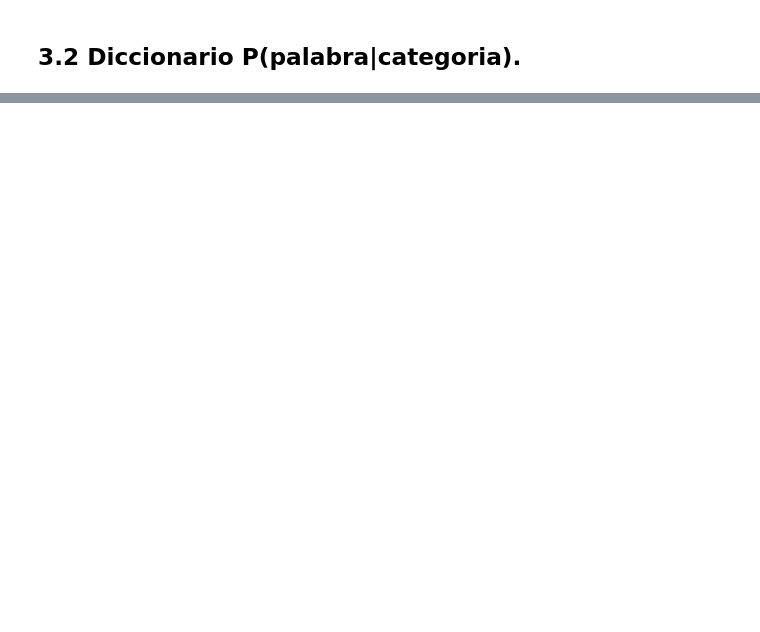
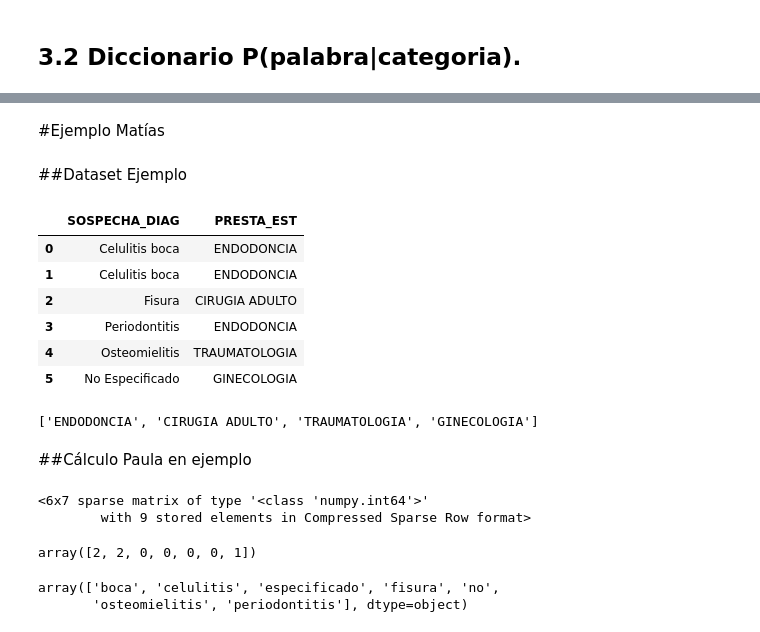
Before and after one commit to alvaro-neira/nlp-homework1, a Jupyter notebook: Ejercicio_3_1_3_2_NLP_Grupo_3.ipynb, the cells around one changed output, grey strips where cells are left out. Drawn from its saved outputs; the diff is of its cells as text; code cells hidden in the pictures; blank space fills up the shorter version.

```diff
--- a/Ejercicio_3_1_3_2_NLP_Grupo_3.ipynb
+++ b/Ejercicio_3_1_3_2_NLP_Grupo_3.ipynb
@@ -141,0 +155,48 @@ term_doc_matrix_train
+# %% [markdown]
+#Ejemplo Matías
+# %% [markdown]
+##Dataset Ejemplo
+# %%
+D10K=D10K.reset_index(drop=True)
+# %%
+D10KOTRO=D10K.loc[[0,1,2,3,4,5],["SOSPECHA_DIAG","PRESTA_EST"]]
+# %%
+D10KOTRO["SOSPECHA_DIAG"].iloc[0]="Celulitis boca"
+D10KOTRO["SOSPECHA_DIAG"].iloc[1]="Celulitis boca"
+D10KOTRO["SOSPECHA_DIAG"].iloc[2]="Fisura"
+D10KOTRO["SOSPECHA_DIAG"].iloc[3]="Periodontitis"
+D10KOTRO["SOSPECHA_DIAG"].iloc[4]="Osteomielitis"
+D10KOTRO["SOSPECHA_DIAG"].iloc[5]="No Especificado"
+# %%
+D10KOTRO
+# %% [output]
+|  | SOSPECHA_DIAG | PRESTA_EST |
+| 0 | Celulitis boca | ENDODONCIA |
+| 1 | Celulitis boca | ENDODONCIA |
+| 2 | Fisura | CIRUGIA ADULTO |
+| 3 | Periodontitis | ENDODONCIA |
+| 4 | Osteomielitis | TRAUMATOLOGIA |
+| 5 | No Especificado | GINECOLOGIA |
+# %%
+list(D10KOTRO["PRESTA_EST"].unique())
+# %% [output]
+['ENDODONCIA', 'CIRUGIA ADULTO', 'TRAUMATOLOGIA', 'GINECOLOGIA']
+# %% [markdown]
+##Cálculo Paula en ejemplo
+# %%
+count_vectorizer = sklearn.feature_extraction.text.CountVectorizer() #Se podrían quitar las stopwords
+#term_doc_matrix_train = count_vectorizer.fit_transform(train.SOSPECHA_DIAG)
+term_doc_matrix_train = count_vectorizer.fit_transform(D10KOTRO.SOSPECHA_DIAG)
+term_doc_matrix_train
+# %% [output]
+<6x7 sparse matrix of type '<class 'numpy.int64'>'
+        with 9 stored elements in Compressed Sparse Row format>
+# %%
+np.asarray(term_doc_matrix_train.todense()[D10KOTRO.PRESTA_EST == "ENDODONCIA",:].sum(0)).reshape(-1)
+# %% [output]
+array([2, 2, 0, 0, 0, 0, 1])
+# %%
+count_vectorizer.get_feature_names_out()
+# %% [output]
+array(['boca', 'celulitis', 'especificado', 'fisura', 'no',
+       'osteomielitis', 'periodontitis'], dtype=object)
```
Also changed, not shown: parts of 29 cells of this notebook, 1 other file.
